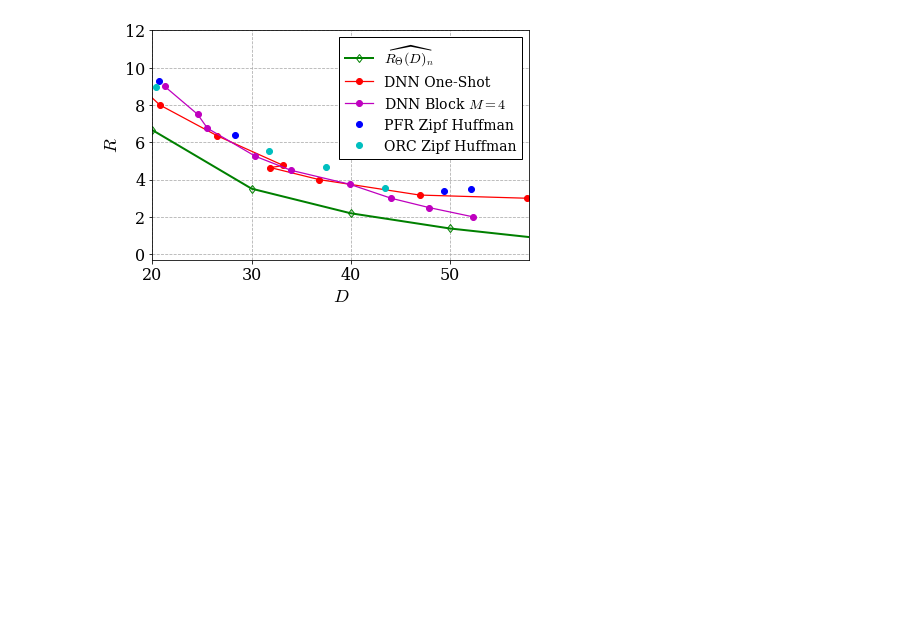
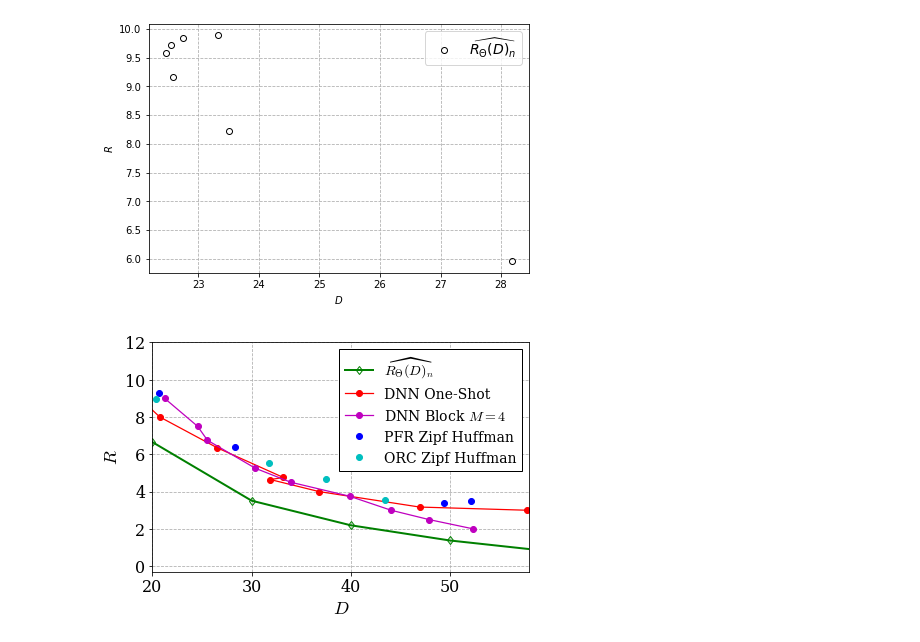
Before and after one commit to leieric/NERD-RCC, a Jupyter notebook: plotRDcurves.ipynb, the cells around one changed output. Drawn from its saved outputs; the diff is of its cells as text; code cells hidden in the pictures; blank space fills up the shorter version.

```diff
--- a/plotRDcurves.ipynb
+++ b/plotRDcurves.ipynb
@@ -35,17 +47,40 @@ def calc_RD(loader, model, D):
             Dist += D.item()
     return (Rate/np.log(2))/len(loader), Dist/len(loader), beta
 
+def calc_RDlagr(loader, model, lmbda_dual):
+    """Evaluates R(D) for trained Q_Y at distortion=D."""
+    Rate = 0
+    Dist = 0
+    model.to(device)
+    with torch.no_grad():
+        for x,_ in loader:
+            x = x.to(device)
+            z = torch.randn(x.shape[0], model.latent_dim).to(device)
+            y = model.generator(z).to(device)
+#             print(x.device, y.device)
+            dist_mat = model._squared_distances(x, y)
+            log_mu_x = torch.logsumexp(lmbda_dual*dist_mat, dim=1) - np.log(dist_mat.shape[0])
+            g_loss = -torch.mean(log_mu_x) / np.log(2)
+
+            log_f_xy = torch.log(dist_mat)+lmbda_dual*dist_mat - log_mu_x[:,None]
+            D = torch.mean(torch.exp(log_f_xy))
+            R = (lmbda_dual*D / np.log(2)) + g_loss
+            Rate += R.item()
+            Dist += D.item()
+    return (Rate)/len(loader), Dist/len(loader), lmbda_dual
+
 def RD_curve(Ds, loader, generator, data_name="MNIST"):
     """Evaluates R(D) at multiple distortions in list Ds."""
     rates_true_rd = []
     dists_true_rd = []
     for D in Ds:
-        model = GenRD(D=D, data_name=data_name, generator=generator)
+        model = GenRDlagr(D=D, data_name=data_name, generator=generator)
         # model.generator = models.Generator(img_size=(32,32,1), latent_dim=100, dim=64)
-        checkpoint = torch.load(f'trained/trained_{data_name}/NERD_{data_name}_D{D:.3f}.pt')
+        # checkpoint = torch.load(f'trained/trained_{data_name}/NERD_{data_name}_D{D:.3f}.pt')
+        checkpoint = torch.load(f'trained_lagr/trained_{data_name}/NERD_{data_name}_lmbda{D:.3f}.pt')
         model.load_state_dict(checkpoint)
         model.to(device)
-        r, d, beta = calc_RD(loader, model, D)
+        r, d, beta = calc_RDlagr(loader, model, D)
         print(f'r={r}, d_alt={d}, d={D}, beta={beta}')
         rates_true_rd.append(r)
         dists_true_rd.append(d)
@@ -104,7 +132,7 @@ r=0.544975837935124, d_alt=7.9999998092651365, d=8, beta=-0.21771658310857914
 # %%
 """MNIST data"""
-dm = MNISTDataModule(10000)
+dm = MNISTDataModule(1000)
 generator = models.Generator(img_size=(32,32,1), latent_dim=100, dim=64)
 loader = dm.train_dataloader()
-Ds = [10, 20, 30, 40, 50]
+Ds = [-10, -6, -3, -2, -1, -0.5, -0.25]
 rates, dists = RD_curve(Ds, loader, generator, 'MNIST')
@@ -111,3 +147,17 @@ rates, dists = RD_curve(Ds, loader, generator, 'MNIST')
+# %%
+# plot
+plt.figure(2, constrained_layout=True)
+# plt.plot(DD, RR, '-', color='g', linewidth=2, label=r'$R(D)$')
+plt.plot(dists, rates, 'o', color='k', label=r'$\widehat{R_\Theta(D)}_n$', fillstyle='none')
+plt.xlabel('$D$')
+plt.ylabel('$R$')
+plt.grid(linestyle='dashed')
+plt.legend(fontsize=14)
+# plt.xlim([-0.3, 11])
+# plt.ylim([0, 20])
+plt.show()
+# %% [output]
+[figure, added]
 # %%
 img_size = (32, 32, 4)
 dLpairs= [(4,4), (5, 4), (4,8),(5,8), (6,8), (7,8), (9,8), (10,8),(12,8), (15,8)]
```
Also changed, not shown: parts of 4 cells of this notebook, 3 other files.
